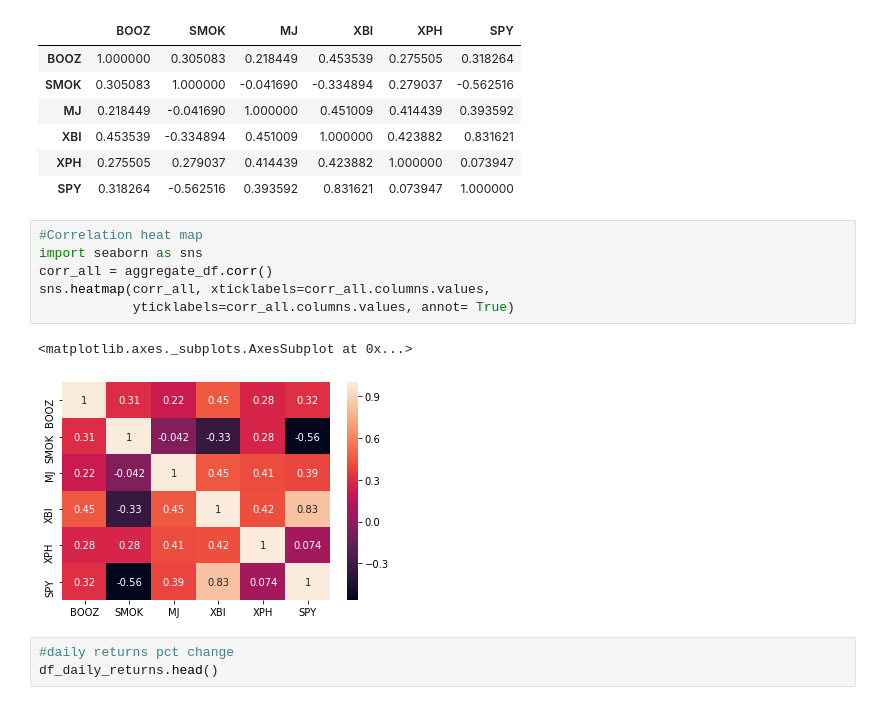
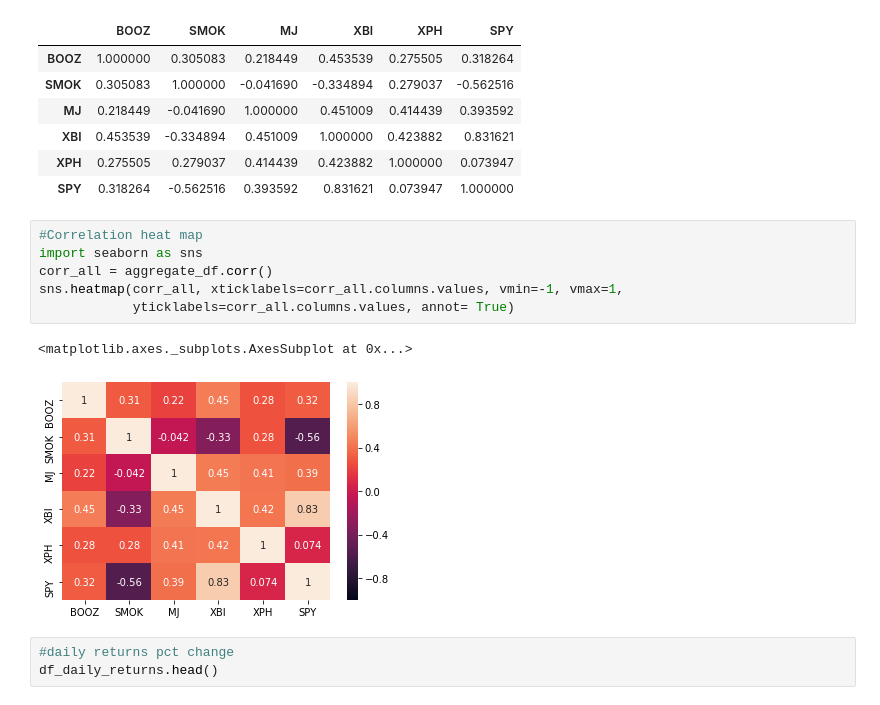
Before and after one commit to Briantaylor97/Cannabis-industry-analysis, a Jupyter notebook: MJ_index_compare.ipynb, the cells around one changed output. Drawn from its saved outputs; the diff is of its cells as text.

```diff
--- a/MJ_index_compare.ipynb
+++ b/MJ_index_compare.ipynb
@@ -93,12 +93,12 @@ correlation
 # %%
 #Correlation heat map
 import seaborn as sns
 corr_all = aggregate_df.corr()
-sns.heatmap(corr_all, xticklabels=corr_all.columns.values,
+sns.heatmap(corr_all, xticklabels=corr_all.columns.values, vmin=-1, vmax=1,
             yticklabels=corr_all.columns.values, annot= True)
 # %% [output]
 <matplotlib.axes._subplots.AxesSubplot at 0x...>
-[figure, old version]
+[figure, new version]
 # %%
 #daily returns pct change
 df_daily_returns.head()
```
Also changed, not shown: parts of 2 cells of this notebook.
